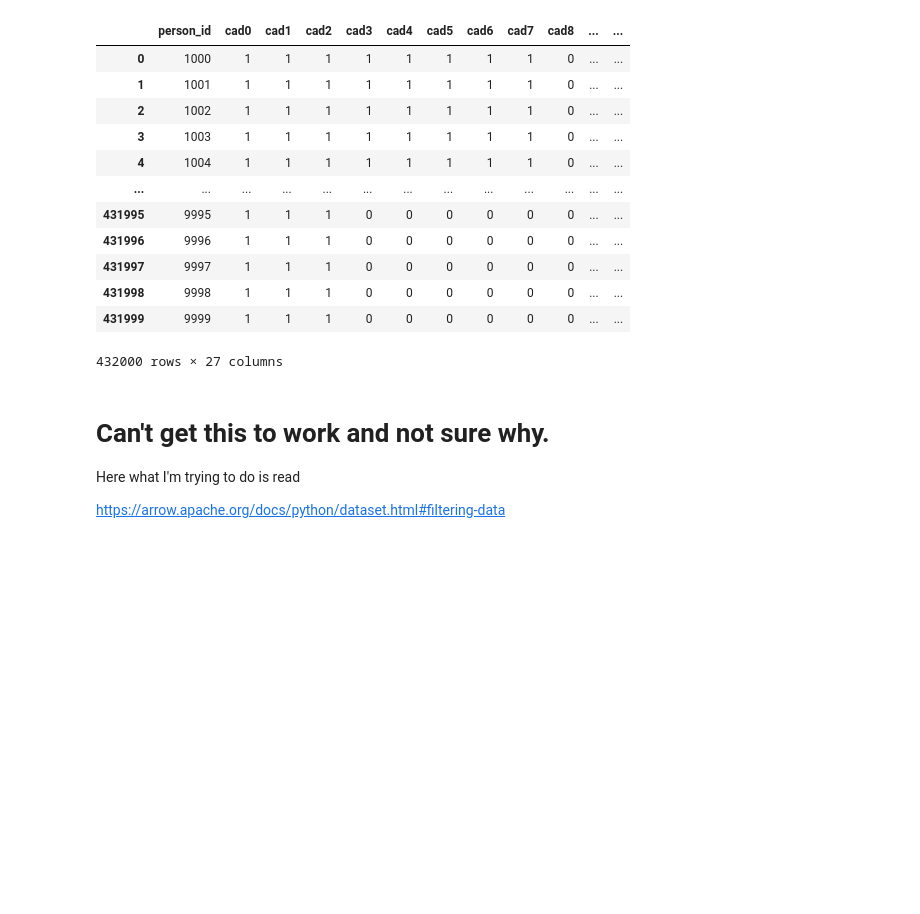
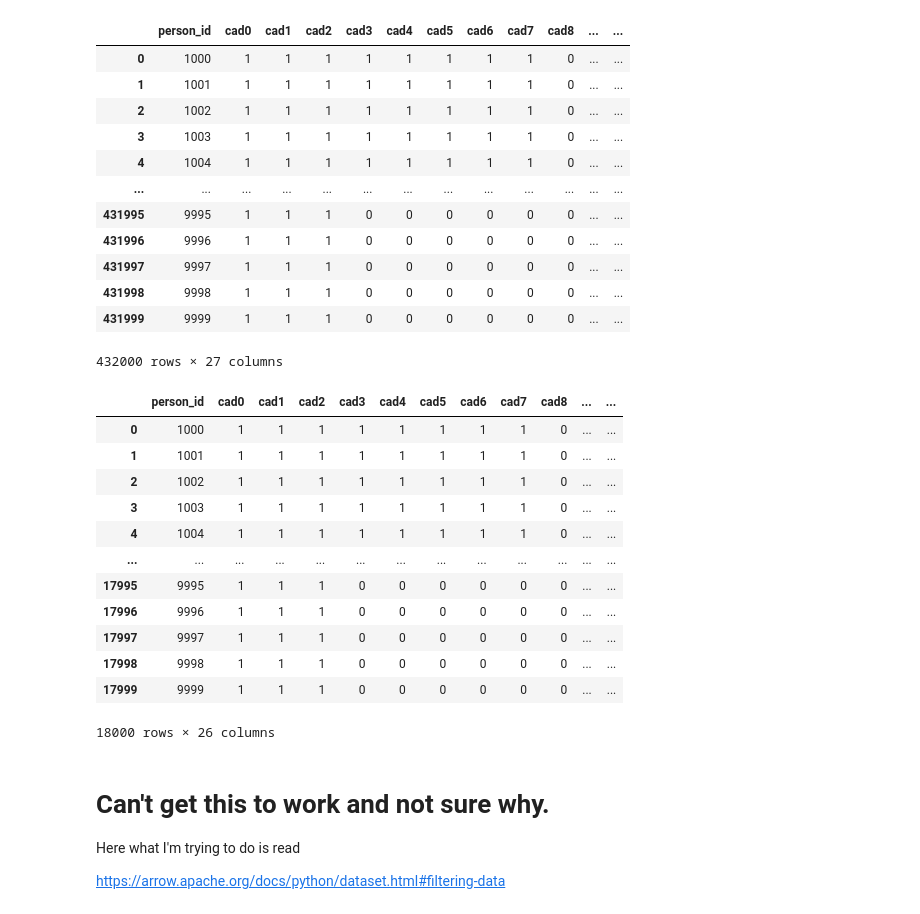
Before and after one commit to nafis-neehal/CDPHP_Evaluation, a Jupyter notebook: notebooks/pyarrow_v2.ipynb, the cells around one changed output. Cells and saved outputs as stored; diff of their text form; code cells hidden in the pictures; blank space fills up the shorter version.

```diff
--- a/notebooks/pyarrow_v2.ipynb
+++ b/notebooks/pyarrow_v2.ipynb
@@ -138,6 +138,23 @@ dataset.to_table().to_pandas()
 | 431998 | 9998 | 1 | 1 | 1 | 0 | 0 | 0 | 0 | 0 | 0 | ... | ... |
 | 431999 | 9999 | 1 | 1 | 1 | 0 | 0 | 0 | 0 | 0 | 0 | ... | ... |
 432000 rows × 27 columns
+# %%
+dataset = ds.dataset(str(data_dir / 'dataset_part' / 'yyyymm=201701'), format="parquet")
+dataset.to_table().to_pandas()
+# %% [output]
+|  | person_id | cad0 | cad1 | cad2 | cad3 | cad4 | cad5 | cad6 | cad7 | cad8 | ... | ... |
+| 0 | 1000 | 1 | 1 | 1 | 1 | 1 | 1 | 1 | 1 | 0 | ... | ... |
+| 1 | 1001 | 1 | 1 | 1 | 1 | 1 | 1 | 1 | 1 | 0 | ... | ... |
+| 2 | 1002 | 1 | 1 | 1 | 1 | 1 | 1 | 1 | 1 | 0 | ... | ... |
+| 3 | 1003 | 1 | 1 | 1 | 1 | 1 | 1 | 1 | 1 | 0 | ... | ... |
+| 4 | 1004 | 1 | 1 | 1 | 1 | 1 | 1 | 1 | 1 | 0 | ... | ... |
+| ... | ... | ... | ... | ... | ... | ... | ... | ... | ... | ... | ... | ... |
+| 17995 | 9995 | 1 | 1 | 1 | 0 | 0 | 0 | 0 | 0 | 0 | ... | ... |
+| 17996 | 9996 | 1 | 1 | 1 | 0 | 0 | 0 | 0 | 0 | 0 | ... | ... |
+| 17997 | 9997 | 1 | 1 | 1 | 0 | 0 | 0 | 0 | 0 | 0 | ... | ... |
+| 17998 | 9998 | 1 | 1 | 1 | 0 | 0 | 0 | 0 | 0 | 0 | ... | ... |
+| 17999 | 9999 | 1 | 1 | 1 | 0 | 0 | 0 | 0 | 0 | 0 | ... | ... |
+18000 rows × 26 columns
 # %% [markdown]
 # Can't get this to work and not sure why.
 Here what I'm trying to do is read
```
